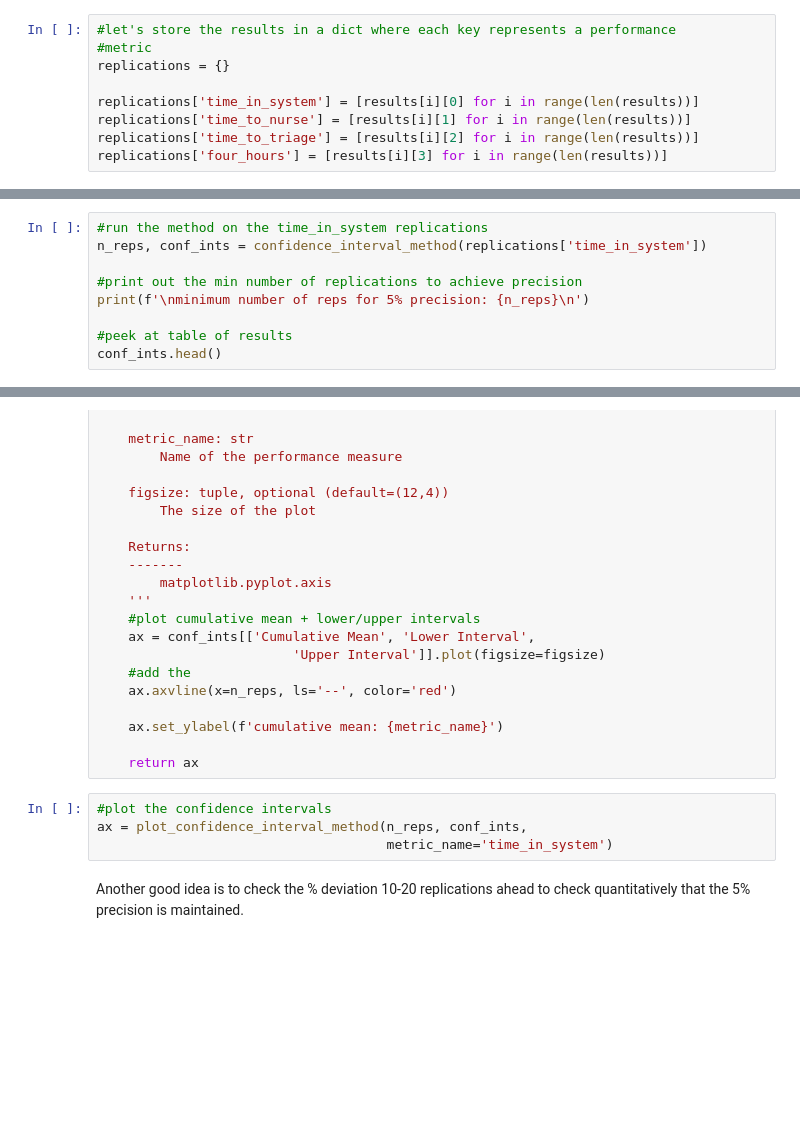
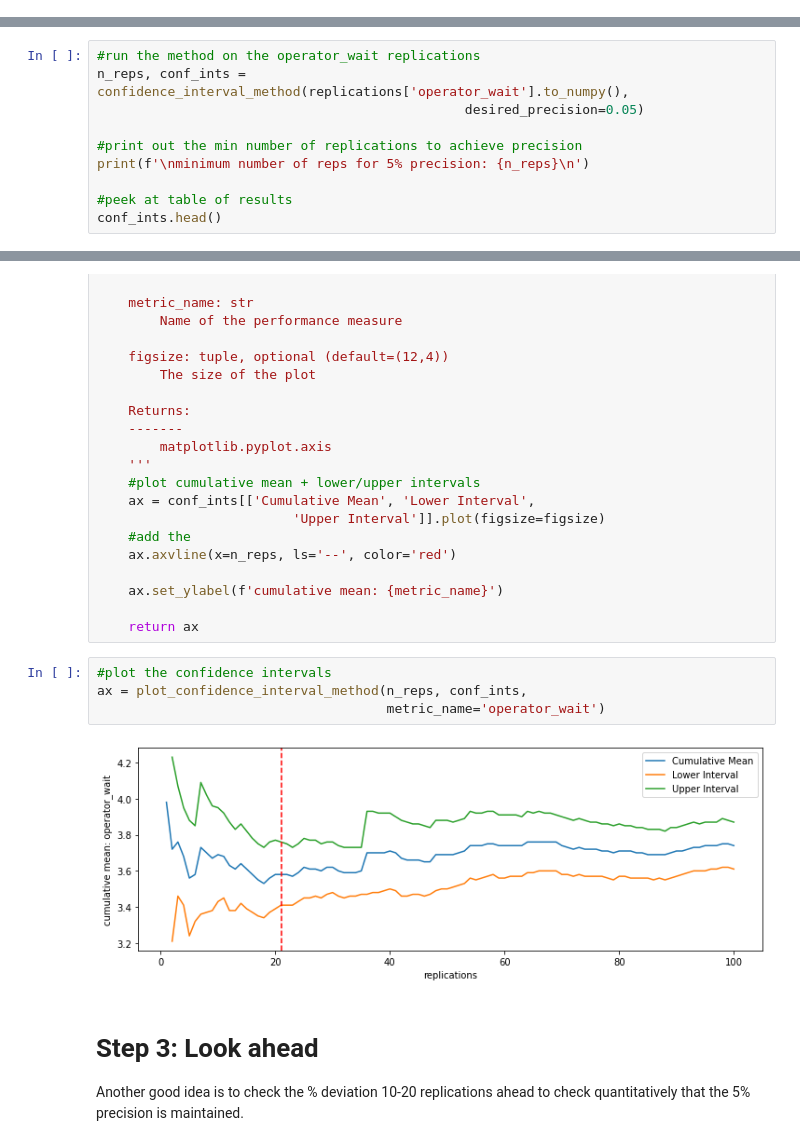
Before and after one commit to health-data-science-OR/stochastic_systems, a Jupyter notebook: labs/simulation/output_analysis/output_analysis_simpler.ipynb, the cells around one changed output, grey strips where cells are left out. Saved outputs shown, nothing was run; the diff lists cells and outputs as text; blank space fills up the shorter version.

```diff
--- a/labs/simulation/output_analysis/output_analysis_simpler.ipynb
+++ b/labs/simulation/output_analysis/output_analysis_simpler.ipynb
@@ -607,10 +596 @@ lists or arrays.  (note how you do this will vary depending on how your model co
-# %%
-#let's store the results in a dict where each key represents a performance
-#metric
-replications = {}
-
-replications['time_in_system'] = [results[i][0] for i in range(len(results))]
-replications['time_to_nurse'] = [results[i][1] for i in range(len(results))]
-replications['time_to_triage'] = [results[i][2] for i in range(len(results))]
-replications['four_hours'] = [results[i][3] for i in range(len(results))]
 # %% [markdown]
@@ -618,8 +598,9 @@ replications['four_hours'] = [results[i][3] for i in range(len(results))]
 
 The function `confidence_interval_method` returns a tuple `(int, pandas.DataFrame)`.  The first element is the minimum number of replications required to achieve the precision (desired width of the interval).  The second, element is all of the data including the confidence interval.
 # %%
-#run the method on the time_in_system replications
-n_reps, conf_ints = confidence_interval_method(replications['time_in_system'])
+#run the method on the operator_wait replications
+n_reps, conf_ints = confidence_interval_method(replications['operator_wait'].to_numpy(),
+                                               desired_precision=0.05)
 
 #print out the min number of replications to achieve precision
 print(f'\nminimum number of reps for 5% precision: {n_reps}\n')
@@ -670,8 +660,12 @@ def plot_confidence_interval_method(n_reps, conf_ints, metric_name,
 # %%
 #plot the confidence intervals
 ax = plot_confidence_interval_method(n_reps, conf_ints,
-                                     metric_name='time_in_system')
+                                     metric_name='operator_wait')
+# %% [output]
+[figure, added]
 # %% [markdown]
+# Step 3: Look ahead
+
 Another good idea is to check the % deviation 10-20 replications ahead to check quantitatively that the 5% precision is maintained.
 # %%
 #quick check if the % deviation remains below 5% for the next 10 reps?
```
Also changed, not shown: parts of 32 cells of this notebook.
